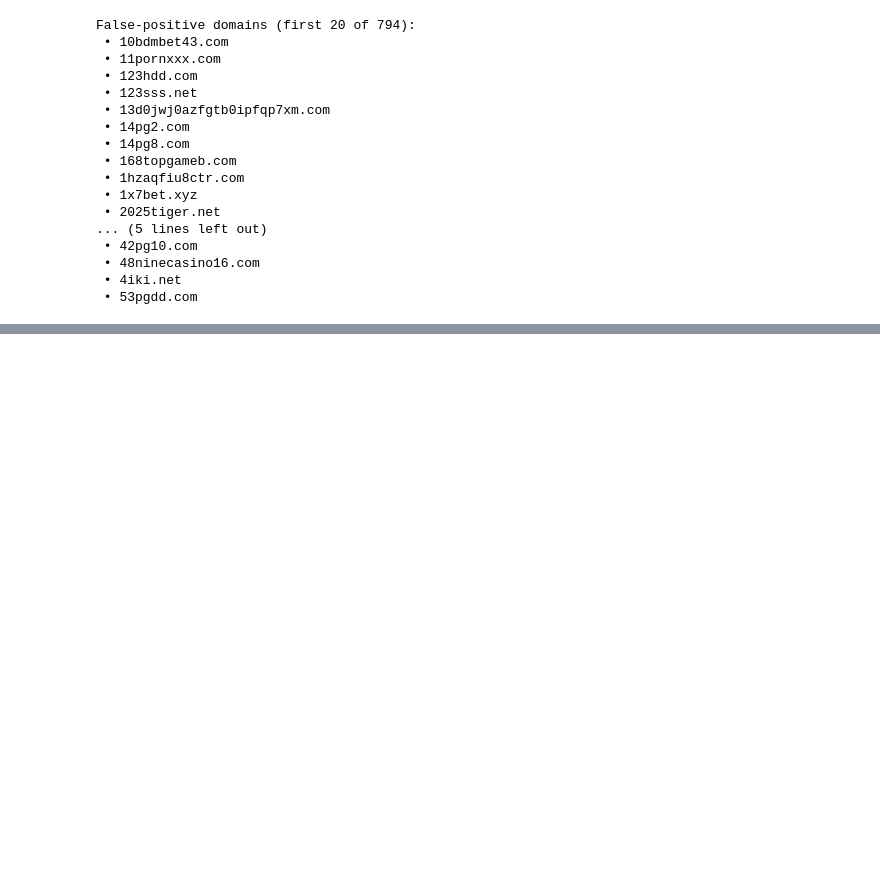
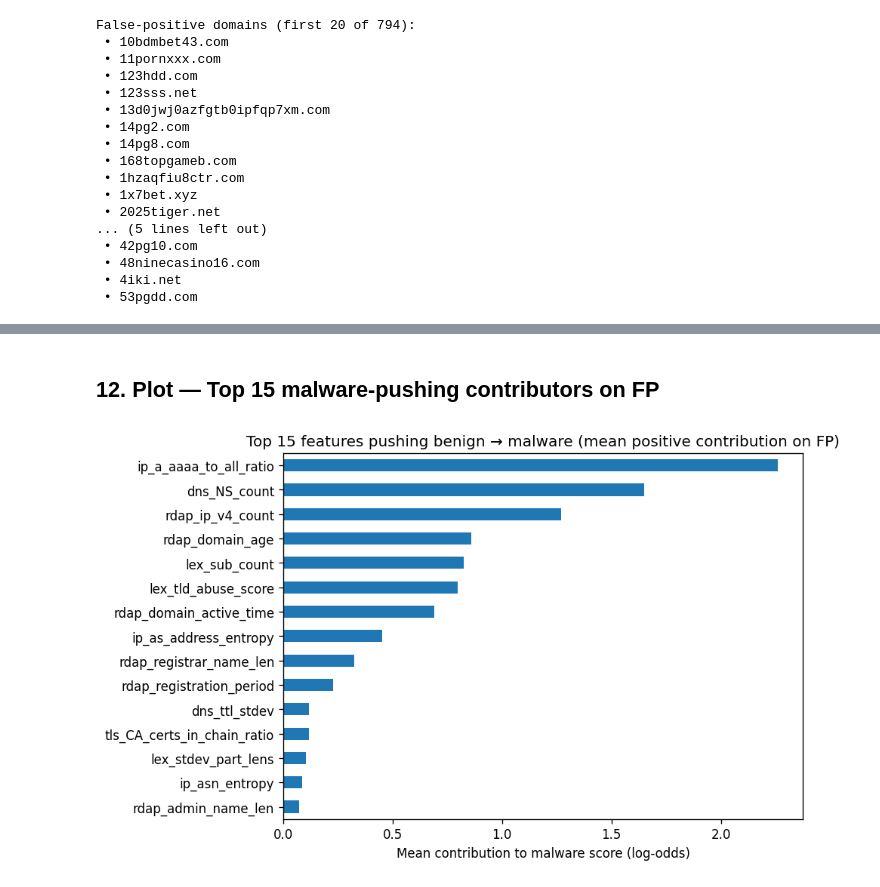
Before and after one commit to nesfit/domainradar-training, a Jupyter notebook: malware/lightgbm_malware_fp_debug.ipynb, the cells around one changed output, grey strips where cells are left out. Saved outputs shown, nothing was run; the diff lists cells and outputs as text; code cells hidden in the pictures; blank space fills up the shorter version.

```diff
--- a/malware/lightgbm_malware_fp_debug.ipynb
+++ b/malware/lightgbm_malware_fp_debug.ipynb
@@ -257,0 +260,31 @@ False-positive domains (first 20 of 794):
+# %%
+import numpy as np
+import pandas as pd
+import matplotlib.pyplot as plt
+
+# Reuse: model, X, y_true, proba, y_pred, required from earlier cells
+
+# 1) Get LightGBM contributions (SHAP-like). Shape: (n_samples, n_features + 1 bias)
+contrib = model.predict(X, pred_contrib=True)
+feature_contrib = contrib[:, :-1]  # drop bias term (last column)
+
+# 2) Focus on *false positives* (true=benign=0, predicted=malware=1)
+fp_mask = (y_true == 0) & (y_pred == 1)
+fp_count = int(fp_mask.sum())
+print(f"False positives: {fp_count}")
+
+# 3) Build a DataFrame for convenience
+feat_names = required if required is not None else [f"f{i}" for i in range(feature_contrib.shape[1])]
+fp_contrib_df = pd.DataFrame(feature_contrib[fp_mask], columns=feat_names)
+
+# Positive contributions increase the malware score; negatives push to benign.
+# We'll aggregate *positive* contributions among FPs to see “what pushed it over.”
+pos_fp_contrib = fp_contrib_df.clip(lower=0)
+
+# 4) Rank features: mean positive contribution on FP rows
+rank_mean = pos_fp_contrib.mean().sort_values(ascending=False)
+top15 = rank_mean.head(15)
+
+print("\nTop 15 features by mean positive contribution on false positives:")
+for i, (f, v) in enumerate(top15.items(), 1):
+    print(f"{i:2d}. {f}: {v:.6f}")
@@ -257,0 +310,12 @@ False-positive domains (first 20 of 794):
+# %% [markdown]
+## 12. Plot — Top 15 malware-pushing contributors on FP
+# %%
+# Horizontal bar plot for readability
+plt.figure(figsize=(8, 5))
+top15.sort_values().plot(kind="barh")
+plt.title("Top 15 features pushing benign → malware (mean positive contribution on FP)")
+plt.xlabel("Mean contribution to malware score (log-odds)")
+plt.tight_layout()
+plt.show()
+# %% [output]
+[figure, added]
```
Also changed, not shown: parts of 4 cells of this notebook.
